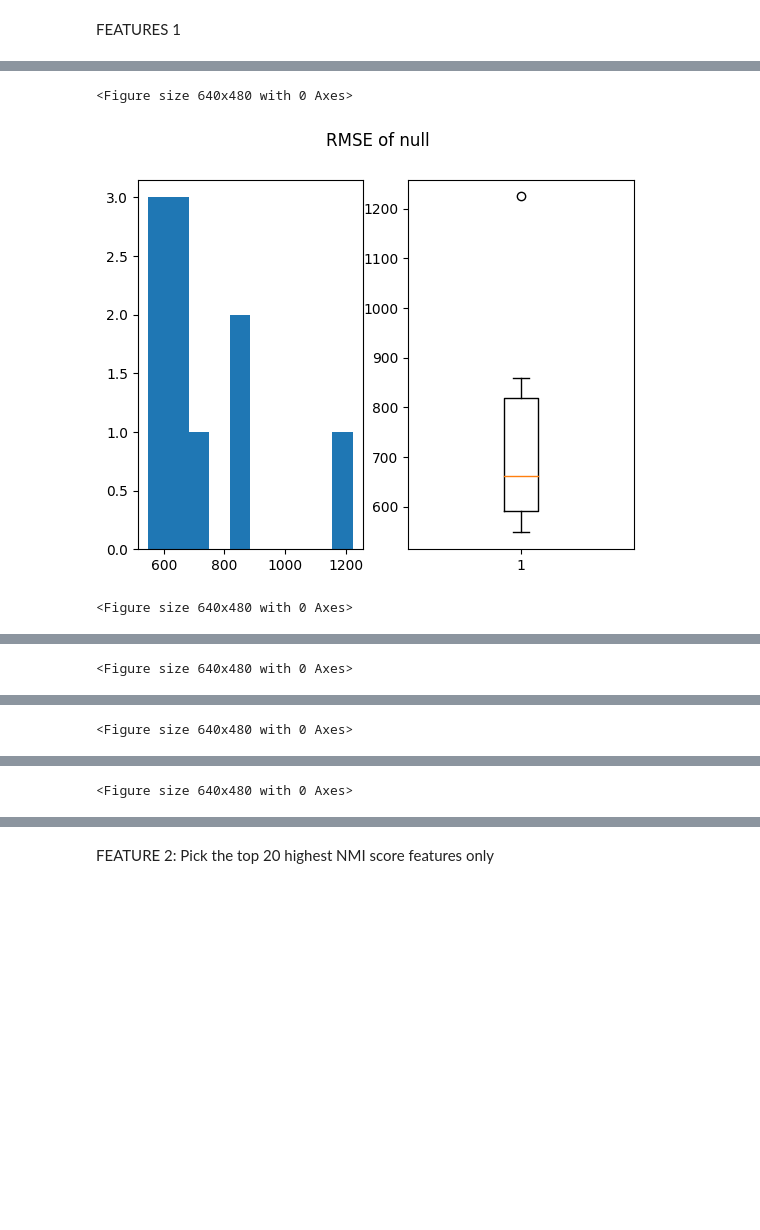
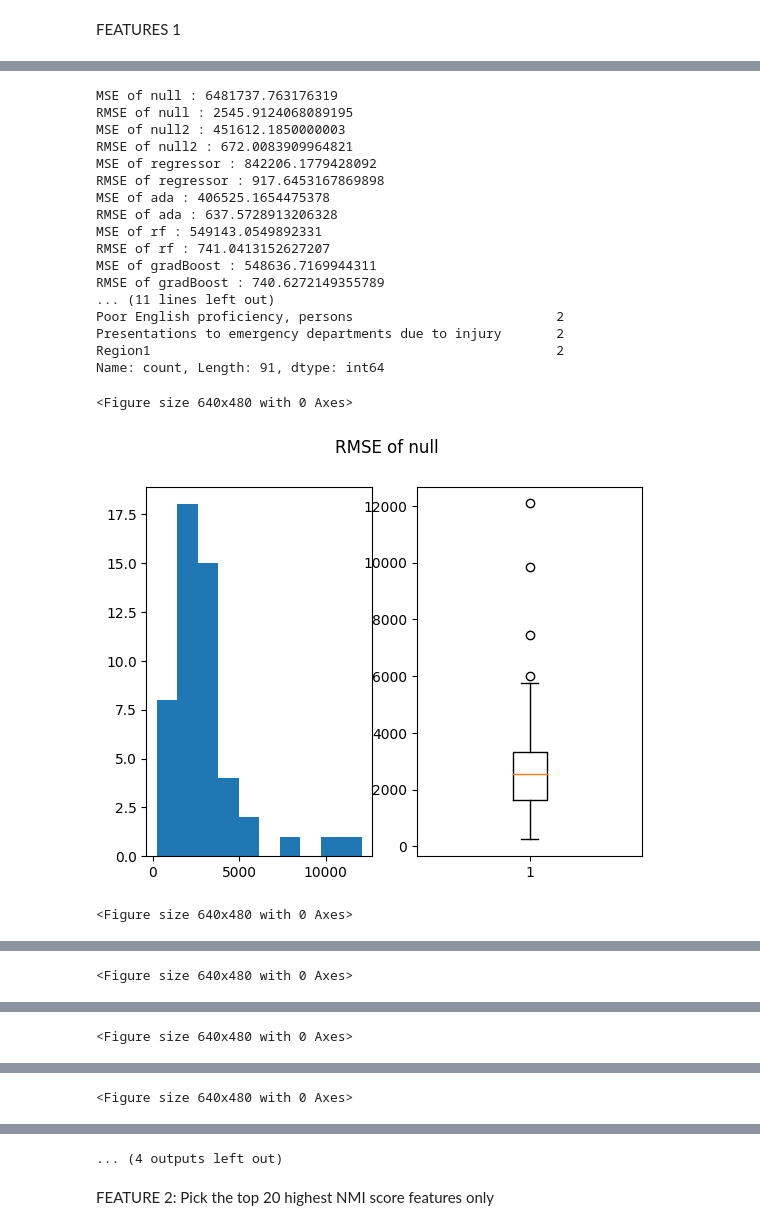
Before and after one commit to khangluong2004/COMP20008_Assignment2, a Jupyter notebook: khang/model.ipynb, the cells around one changed output, grey strips where cells are left out. Cells and saved outputs as stored; diff of their text form; code cells hidden in the pictures; blank space fills up the shorter version.

Commit message:
Test new features with pca

```diff
--- a/khang/model.ipynb
+++ b/khang/model.ipynb
@@ -69,7 +110,7 @@ RMSE of rf : 717.6376753858078
 # %%
 # Preparing the frame for training model
 offences = preProcess.cleanedOffences
-offences = offences.drop(columns=["Year ending", "Police Region", "Offence Count"])
+offences = offences.drop(columns=["Year ending", "Offence Count"])
 
 communities = preProcess.cleanedCommunities
 communities["Distance from Melbourne"] = np.sqrt(communities["Location_x"]**2 + communities["Location_y"]**2)
@@ -140,3 +173,10 @@ X_train, X_test, y_train, y_test = train_test_split(X, y, test_size=0.10, random
+# %%
+from sklearn.decomposition import PCA
+def getPCA(X_train, X_test):
+    sklearn_pca = PCA(n_components=1)
+    features_pca = sklearn_pca.fit(X_train)
+    X_train["pca"] = features_pca.transform(X_train)
+    X_test["pca"] = features_pca.transform(X_test)
 # %% [markdown]
 FEATURES 1
 # %%
@@ -151,8 +191,9 @@ FEATURES 1
 
 from sklearn.tree import DecisionTreeRegressor
 from sklearn.ensemble import AdaBoostRegressor, RandomForestRegressor, GradientBoostingRegressor
+from sklearn.linear_model import LinearRegression
 
-DEPTH = 4
+DEPTH = 5
 
 models = {
     "regressor": DecisionTreeRegressor(max_depth=DEPTH, random_state=1301267),
@@ -163,7 +204,8 @@ models = {
         max_depth = DEPTH,
         min_samples_split = 3,
         learning_rate = 0.01,
-        loss = "squared_error")
+        loss = "squared_error"),
+    "linear": LinearRegression()
 }
 # %%
 def getSplitAttributes(tree_rules: str):
@@ -183,6 +225,17 @@ def getSplitAttributes(tree_rules: str):
 # Use hold out for now
 from sklearn.tree import plot_tree, export_text
 from sklearn.metrics import mean_squared_error
+
+from sklearn.model_selection import train_test_split
+from sklearn.decomposition import PCA
+
+X = modelData.drop(columns=["Rate per 100,000 population", "Year"])
+y = modelData["Rate per 100,000 population"]
+# y = (modelData["Rate per 100,000 population"] - modelData["Last Offence Rate"])
+
+# 19 random state yields some odd precision, likely due to how the split is constructed
+X_train, X_test, y_train, y_test = train_test_split(X, y, test_size=0.10, random_state=100)
+getPCA(X_train, X_test)
 
 predicts = {}
 
@@ -196,8 +249,11 @@ for name in models:
 y_null_predict = [y_train.mean()] * len(X_test)
 
 mse_null = mean_squared_error(y_test, y_null_predict)
+modelTest = modelData.loc[X_test.index]
+mse_null_2 = mean_squared_error(modelTest["Rate per 100,000 population"], modelTest["Last Offence Rate"])
+print("RMSE null: ", np.sqrt(mse_null))
+print("RMSE null 2: ", np.sqrt(mse_null_2))
 
-print("RMSE null: ", np.sqrt(mse_null))
 
 for name in models:
     rmse = np.sqrt(mean_squared_error(predicts[name], y_test))
@@ -249,11 +307,12 @@ from sklearn.model_selection import KFold
 
 # Change to 50 for actual evaluation
 # n = 50
-n = 10
+n = 50
 
 nf_CV = KFold(n_splits=n, shuffle=True, random_state=42)
 mses = {
-    "null": []
+    "null": [],
+    "null2": []
 }
 
 relavantAttributes = []
@@ -263,6 +322,7 @@ for train_idx, test_idx in nf_CV.split(X):
     # train-test split
     X_train, X_test = X.iloc[train_idx], X.iloc[test_idx]
     y_train, y_test = y.iloc[train_idx], y.iloc[test_idx]
+    getPCA(X_train, X_test)
 
     y_null_predict = [y_train.mean()] * len(X_test)
 
@@ -274,8 +334,13 @@ for train_idx, test_idx in nf_CV.split(X):
         predicts[name] = y_predict
 
     mse_null = mean_squared_error(y_test, y_null_predict)
+    mses["null"].append(mse_null)
 
-    mses["null"].append(mse_null)
+    modelTest = modelData.loc[X_test.index]
+    mse_null_2 = mean_squared_error(modelTest["Rate per 100,000 population"], modelTest["Last Offence Rate"])
+    mses["null2"].append(mse_null_2)
+
+
 
     for name in models:
         mse = mean_squared_error(predicts[name], y_test)
@@ -330,3 +395,20 @@ Name: count, dtype: int64
-<Figure size 640x480 with 0 Axes>
+MSE of null : 6481737.763176319
+RMSE of null : 2545.9124068089195
+MSE of null2 : 451612.1850000003
+RMSE of null2 : 672.0083909964821
+MSE of regressor : 842206.1779428092
+RMSE of regressor : 917.6453167869898
+MSE of ada : 406525.1654475378
+RMSE of ada : 637.5728913206328
+MSE of rf : 549143.0549892331
+RMSE of rf : 741.0413152627207
+MSE of gradBoost : 548636.7169944311
+RMSE of gradBoost : 740.6272149355789
+... (11 lines left out)
+Poor English proficiency, persons                          2
+Presentations to emergency departments due to injury       2
+Region1                                                    2
+Name: count, Length: 91, dtype: int64
+<Figure size 640x480 with 0 Axes>
-[figure, old version]
+[figure, new version]
-<Figure size 640x480 with 0 Axes>
+<Figure size 640x480 with 0 Axes>
@@ -334 +416 @@ Name: count, dtype: int64
-<Figure size 640x480 with 0 Axes>
+<Figure size 640x480 with 0 Axes>
@@ -336 +418 @@ Name: count, dtype: int64
-<Figure size 640x480 with 0 Axes>
+<Figure size 640x480 with 0 Axes>
@@ -338 +420 @@ Name: count, dtype: int64
-<Figure size 640x480 with 0 Axes>
+<Figure size 640x480 with 0 Axes>
@@ -340,3 +422,4 @@ Name: count, dtype: int64
+... (4 outputs left out)
 # %% [markdown]
 FEATURE 2: Pick the top 20 highest NMI score features only
 # %%
```
Also changed, not shown: parts of 12 cells of this notebook, 3 other files.
